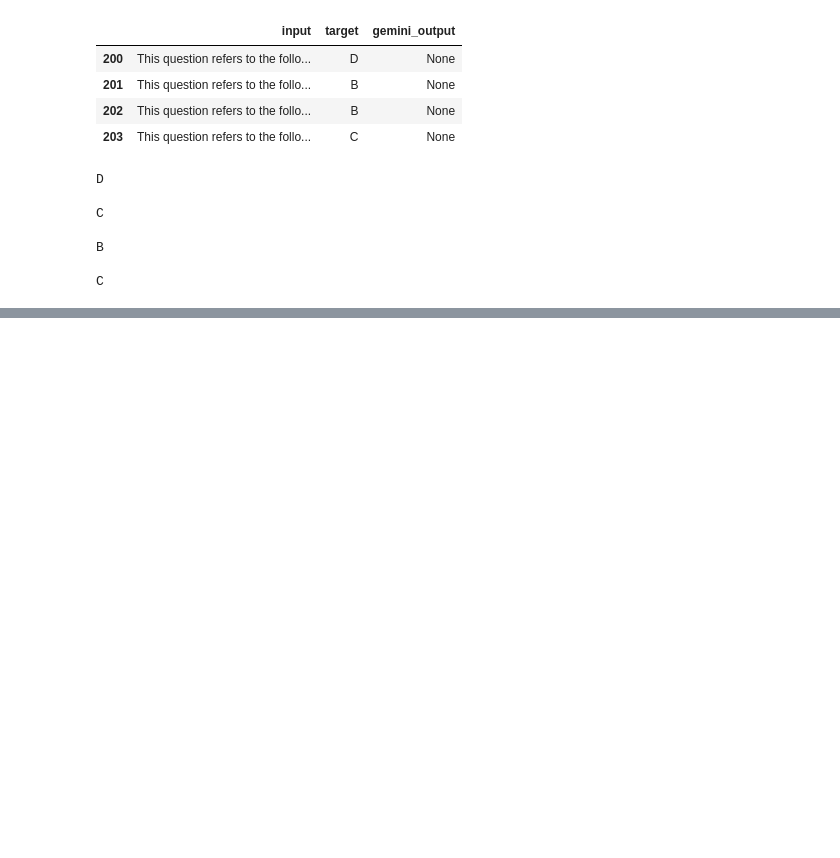
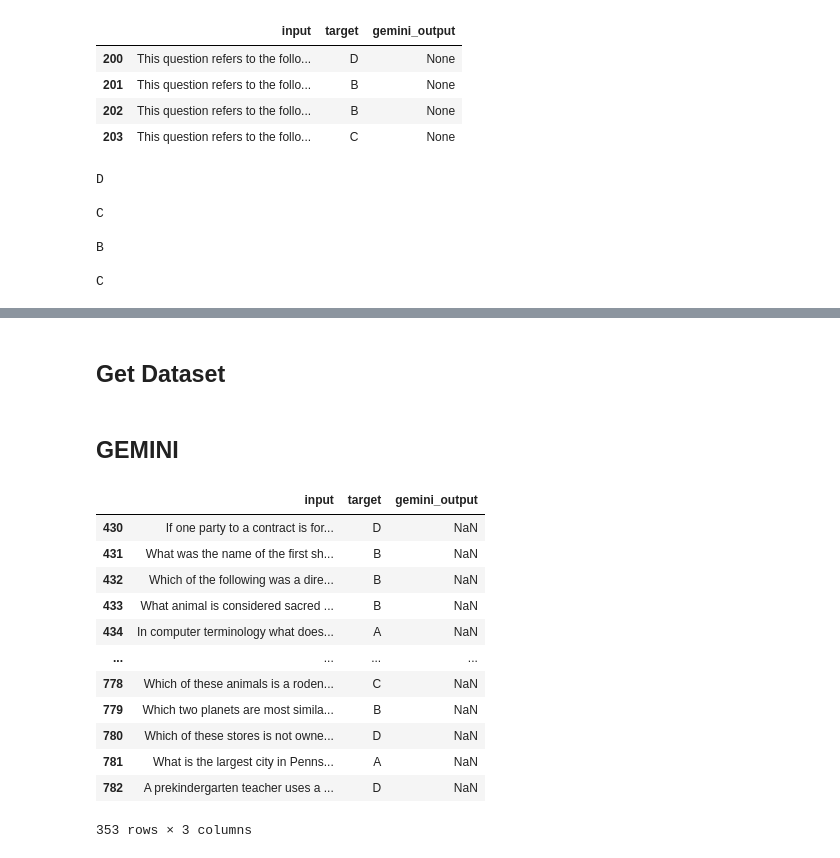
Before and after one commit to ezishr/Undergraduate-Research, a Jupyter notebook: Check points/MMLU/MMLU.ipynb, the cells around one changed output, grey strips where cells are left out. Drawn from its saved outputs; the diff is of its cells as text; code cells hidden in the pictures; blank space fills up the shorter version.

```diff
--- a/Check points/MMLU/MMLU.ipynb
+++ b/Check points/MMLU/MMLU.ipynb
@@ -1879,0 +2279,2 @@ gemini_high_school_us_hist.to_csv('gemini_high_school_us_hist.csv', index=False)
+# %% [markdown]
+## Get Dataset
@@ -1879,0 +2283,7 @@ gemini_high_school_us_hist.to_csv('gemini_high_school_us_hist.csv', index=False)
+# %% [markdown]
+## GEMINI
+# %%
+# gemini_miscellaneous_test = miscellaneous_test.copy()
+# gemini_miscellaneous_test['gemini_output'] = None
+
+gemini_miscellaneous_test = pd.read_csv('gemini_miscellaneous_test.csv')
@@ -1879,0 +2292,16 @@ gemini_high_school_us_hist.to_csv('gemini_high_school_us_hist.csv', index=False)
+# %%
+gemini_miscellaneous_test[gemini_miscellaneous_test['gemini_output'].isnull()]
+# %% [output]
+|  | input | target | gemini_output |
+| 430 | If one party to a contract is for... | D | NaN |
+| 431 | What was the name of the first sh... | B | NaN |
+| 432 | Which of the following was a dire... | B | NaN |
+| 433 | What animal is considered sacred ... | B | NaN |
+| 434 | In computer terminology what does... | A | NaN |
+| ... | ... | ... | ... |
+| 778 | Which of these animals is a roden... | C | NaN |
+| 779 | Which two planets are most simila... | B | NaN |
+| 780 | Which of these stores is not owne... | D | NaN |
+| 781 | What is the largest city in Penns... | A | NaN |
+| 782 | A prekindergarten teacher uses a ... | D | NaN |
+353 rows × 3 columns
```
Also changed, not shown: parts of 89 cells of this notebook, 11 other files.
